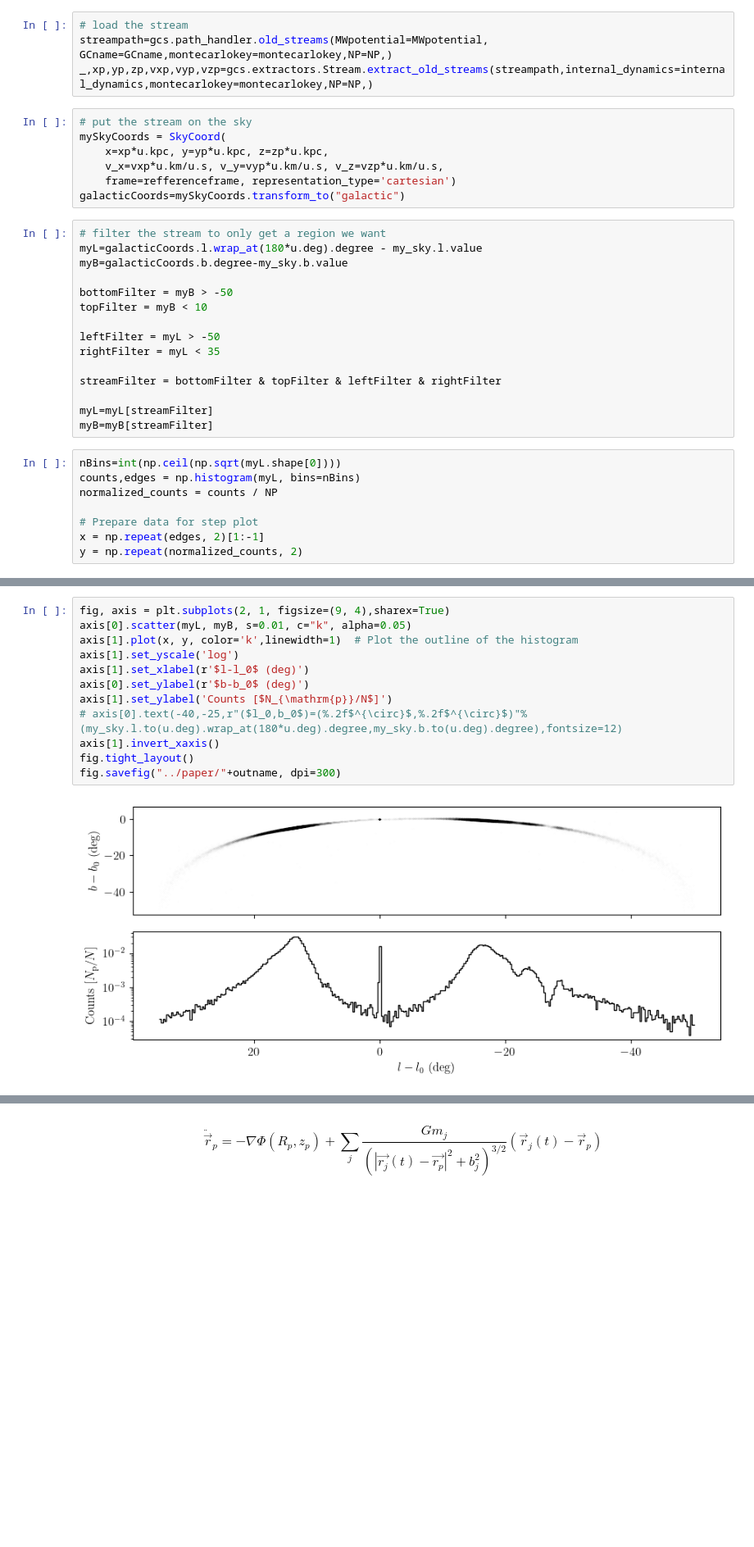
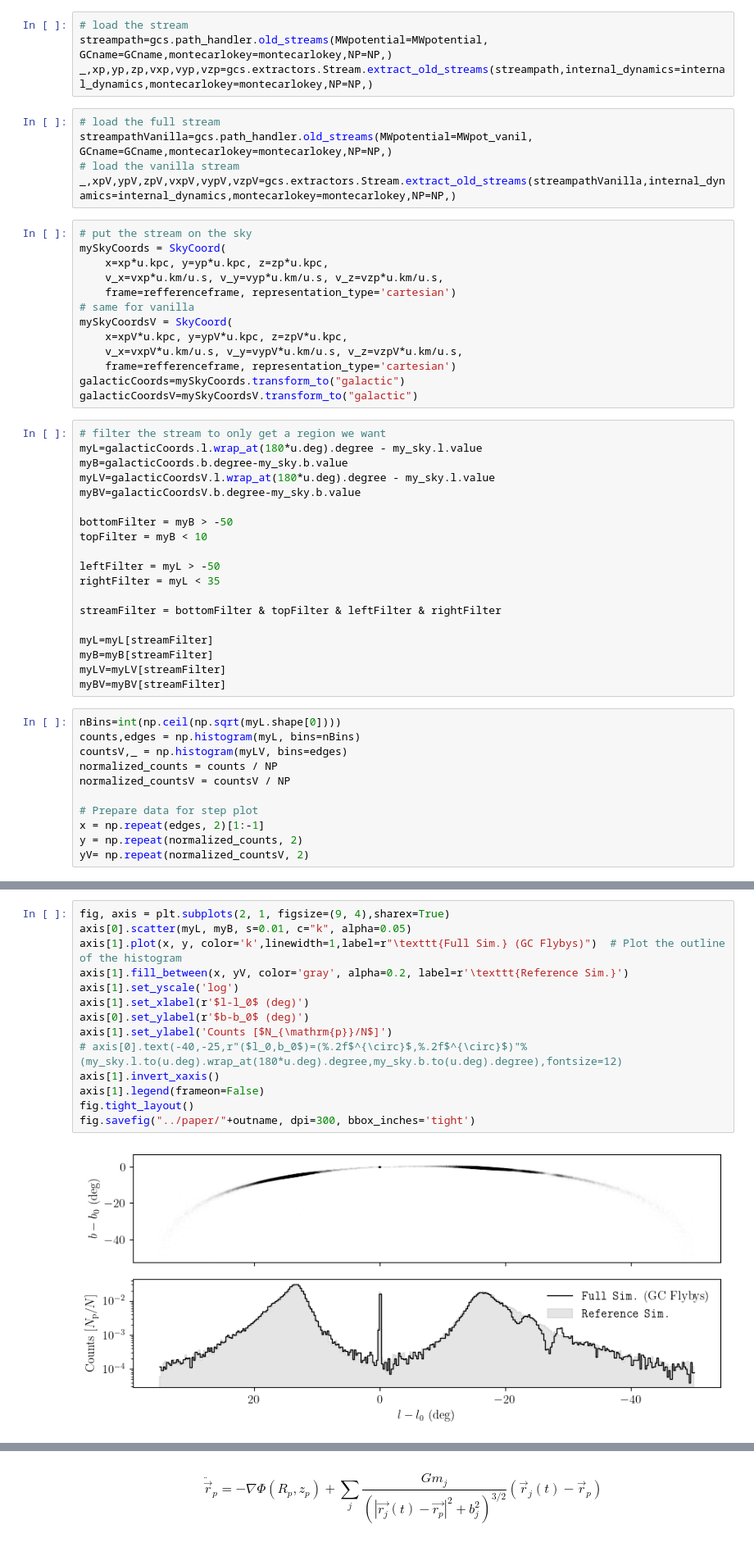
Before and after one commit to salvatore-ferrone/stream_analysis, a Jupyter notebook: figures/on_sky.ipynb, the cells around one changed output, grey strips where cells are left out. Shown at 82% size. Saved outputs shown, nothing was run; the diff lists cells and outputs as text; blank space fills up the shorter version.

Commit message:
added vanilla reference simulation

```diff
--- a/figures/on_sky.ipynb
+++ b/figures/on_sky.ipynb
@@ -55,17 +58,30 @@ my_sky.l.wrap_angle=180*u.deg
 # load the stream
 streampath=gcs.path_handler.old_streams(MWpotential=MWpotential, GCname=GCname,montecarlokey=montecarlokey,NP=NP,)
 _,xp,yp,zp,vxp,vyp,vzp=gcs.extractors.Stream.extract_old_streams(streampath,internal_dynamics=internal_dynamics,montecarlokey=montecarlokey,NP=NP,)
+# %%
+# load the full stream
+streampathVanilla=gcs.path_handler.old_streams(MWpotential=MWpot_vanil, GCname=GCname,montecarlokey=montecarlokey,NP=NP,)
+# load the vanilla stream
+_,xpV,ypV,zpV,vxpV,vypV,vzpV=gcs.extractors.Stream.extract_old_streams(streampathVanilla,internal_dynamics=internal_dynamics,montecarlokey=montecarlokey,NP=NP,)
 # %%
 # put the stream on the sky
 mySkyCoords = SkyCoord(
     x=xp*u.kpc, y=yp*u.kpc, z=zp*u.kpc,
     v_x=vxp*u.km/u.s, v_y=vyp*u.km/u.s, v_z=vzp*u.km/u.s,
     frame=refferenceframe, representation_type='cartesian')
+# same for vanilla
+mySkyCoordsV = SkyCoord(
+    x=xpV*u.kpc, y=ypV*u.kpc, z=zpV*u.kpc,
+    v_x=vxpV*u.km/u.s, v_y=vypV*u.km/u.s, v_z=vzpV*u.km/u.s,
+    frame=refferenceframe, representation_type='cartesian')
 galacticCoords=mySkyCoords.transform_to("galactic")
+galacticCoordsV=mySkyCoordsV.transform_to("galactic")
 # %%
 # filter the stream to only get a region we want
 myL=galacticCoords.l.wrap_at(180*u.deg).degree - my_sky.l.value
 myB=galacticCoords.b.degree-my_sky.b.value
+myLV=galacticCoordsV.l.wrap_at(180*u.deg).degree - my_sky.l.value
+myBV=galacticCoordsV.b.degree-my_sky.b.value
 
 bottomFilter = myB > -50
 topFilter = myB < 10
@@ -77,11 +93,16 @@ streamFilter = bottomFilter & topFilter & leftFilter & rightFilter
 
 myL=myL[streamFilter]
 myB=myB[streamFilter]
+myLV=myLV[streamFilter]
+myBV=myBV[streamFilter]
 # %%
 nBins=int(np.ceil(np.sqrt(myL.shape[0])))
 counts,edges = np.histogram(myL, bins=nBins)
+countsV,_ = np.histogram(myLV, bins=edges)
 normalized_counts = counts / NP
+normalized_countsV = countsV / NP
 
 # Prepare data for step plot
 x = np.repeat(edges, 2)[1:-1]
 y = np.repeat(normalized_counts, 2)
+yV= np.repeat(normalized_countsV, 2)
@@ -92,15 +109,17 @@ print(my_sky.l.to(u.deg).wrap_at(180*u.deg).degree,my_sky.b.to(u.deg).degree)
 # %%
 fig, axis = plt.subplots(2, 1, figsize=(9, 4),sharex=True)
 axis[0].scatter(myL, myB, s=0.01, c="k", alpha=0.05)
-axis[1].plot(x, y, color='k',linewidth=1)  # Plot the outline of the histogram
+axis[1].plot(x, y, color='k',linewidth=1,label=r"\texttt{Full Sim.} (GC Flybys)")  # Plot the outline of the histogram
+axis[1].fill_between(x, yV, color='gray', alpha=0.2, label=r'\texttt{Reference Sim.}')
 axis[1].set_yscale('log')
 axis[1].set_xlabel(r'$l-l_0$ (deg)')
 axis[0].set_ylabel(r'$b-b_0$ (deg)')
 axis[1].set_ylabel('Counts [$N_{\mathrm{p}}/N$]')
 # axis[0].text(-40,-25,r"($l_0,b_0$)=(%.2f$^{\circ}$,%.2f$^{\circ}$)"%(my_sky.l.to(u.deg).wrap_at(180*u.deg).degree,my_sky.b.to(u.deg).degree),fontsize=12)
 axis[1].invert_xaxis()
+axis[1].legend(frameon=False)
 fig.tight_layout()
-fig.savefig("../paper/"+outname, dpi=300)
+fig.savefig("../paper/"+outname, dpi=300, bbox_inches='tight')
 # %% [output]
-[figure, old version]
+[figure, new version]
 # %% [markdown]
```
Also changed, not shown: parts of 3 cells of this notebook, 2 other files.
